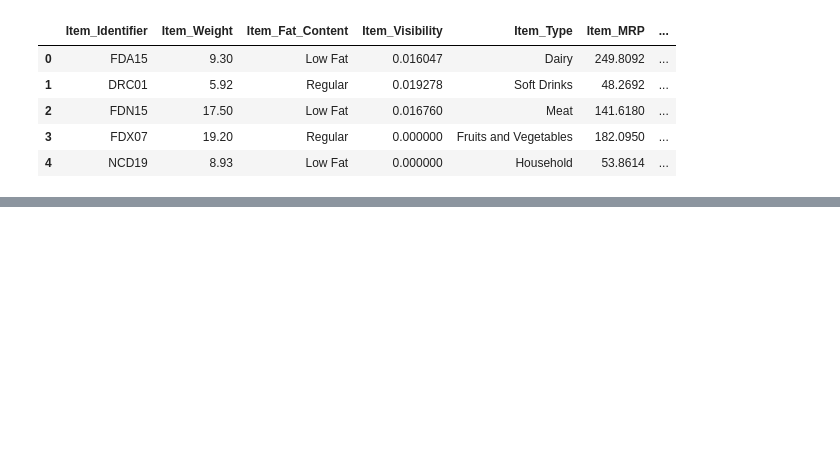
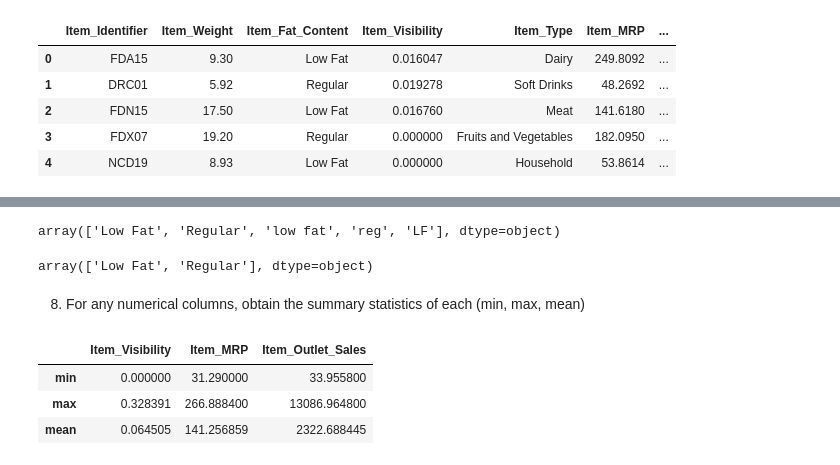
Before and after one commit to helarebah/sales-predictions, a Jupyter notebook: Sales_predictions.ipynb, the cells around one changed output, grey strips where cells are left out. Saved outputs shown, nothing was run; the diff lists cells and outputs as text; code cells hidden in the pictures; blank space fills up the shorter version.

```diff
--- a/Sales_predictions.ipynb
+++ b/Sales_predictions.ipynb
@@ -15,0 +115,6 @@ df.head()
+# %%
+# then, we will drop the colomn "Item_Weight" because it's considered as irrelevant data because it doesn't affect the sales
+df.drop("Item_Weight", axis=1, inplace=True)
+# %%
+# now, we will clean the data by dropping colomns that does not affect the sales : "Item_Identifier", "Outlet_Identifier"and "Outlet_Establishment_Year"
+df.drop(columns = ["Item_Identifier", "Outlet_Identifier", "Outlet_Establishment_Year"], inplace = True )
@@ -15,0 +157,24 @@ df.head()
+# %%
+df["Item_Fat_Content"].unique()
+# as we can see here, there is inconsistent categories like LF and low fat for "Low Fat"
+# %% [output]
+array(['Low Fat', 'Regular', 'low fat', 'reg', 'LF'], dtype=object)
+# %%
+# we are going to fix this inconsistent categorie of data
+df["Item_Fat_Content"] = df["Item_Fat_Content"].replace("LF", "Low Fat")
+df["Item_Fat_Content"] = df["Item_Fat_Content"].replace("low fat", "Regular")
+# %%
+df["Item_Fat_Content"] = df["Item_Fat_Content"].replace("reg", "Low Fat")
+# %%
+df["Item_Fat_Content"].unique()
+# %% [output]
+array(['Low Fat', 'Regular'], dtype=object)
+# %% [markdown]
+8) For any numerical columns, obtain the summary statistics of each (min, max, mean)
+# %%
+df.describe().loc[['min', 'max', 'mean']]
+# %% [output]
+|  | Item_Visibility | Item_MRP | Item_Outlet_Sales |
+| min | 0.000000 | 31.290000 | 33.955800 |
+| max | 0.328391 | 266.888400 | 13086.964800 |
+| mean | 0.064505 | 141.256859 | 2322.688445 |
```
Also changed, not shown: parts of 21 cells of this notebook.
